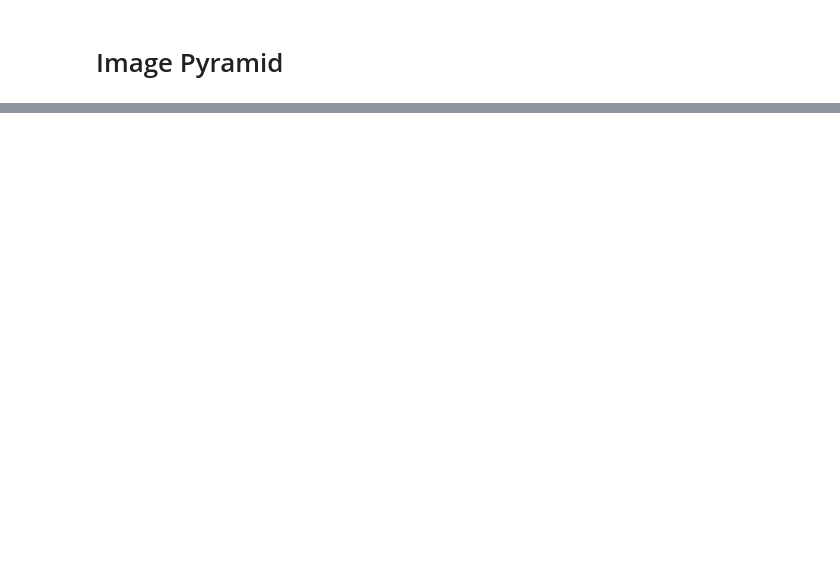
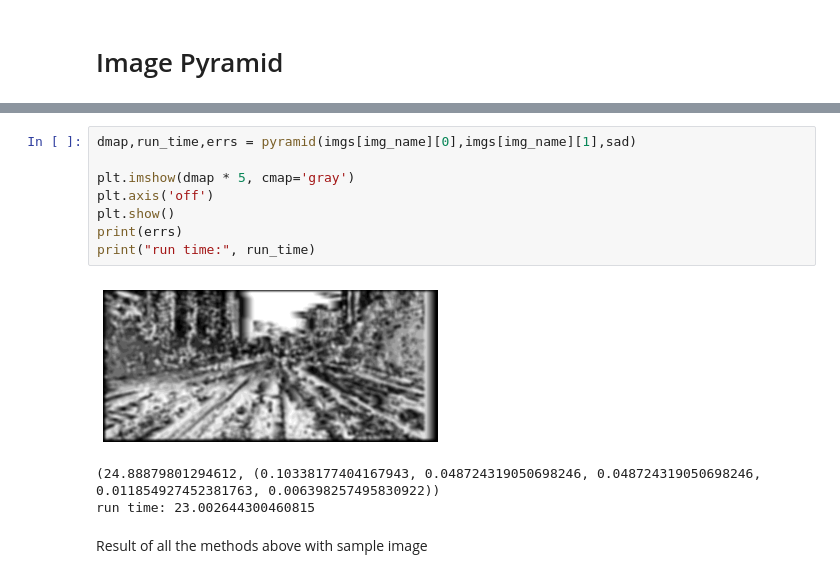
Before and after one commit to R-HUA/COMP90086-Computer-Vision, a Jupyter notebook: COMP90086.ipynb, the cells around one changed output, grey strips where cells are left out. Saved outputs shown, nothing was run; the diff lists cells and outputs as text; blank space fills up the shorter version.

```diff
--- a/COMP90086.ipynb
+++ b/COMP90086.ipynb
@@ -519,0 +505,14 @@ run time: 14.752570390701294
+# %%
+dmap,run_time,errs = pyramid(imgs[img_name][0],imgs[img_name][1],sad)
+
+plt.imshow(dmap * 5, cmap='gray')
+plt.axis('off')
+plt.show()
+print(errs)
+print("run time:", run_time)
+# %% [output]
+[figure, added]
+(24.88879801294612, (0.10338177404167943, 0.048724319050698246, 0.048724319050698246, 0.011854927452381763, 0.006398257495830922))
+run time: 23.002644300460815
+# %% [markdown]
+Result of all the methods above with sample image
```
Also changed, not shown: parts of 38 cells of this notebook, 1 other file.
